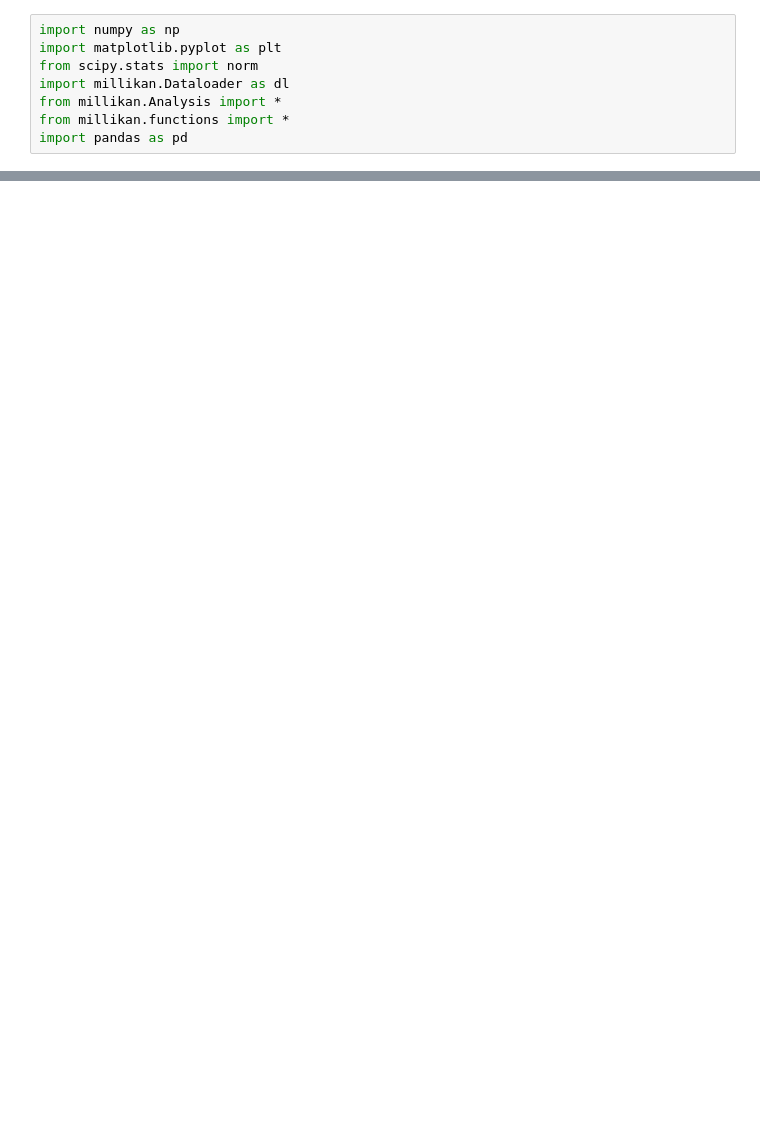
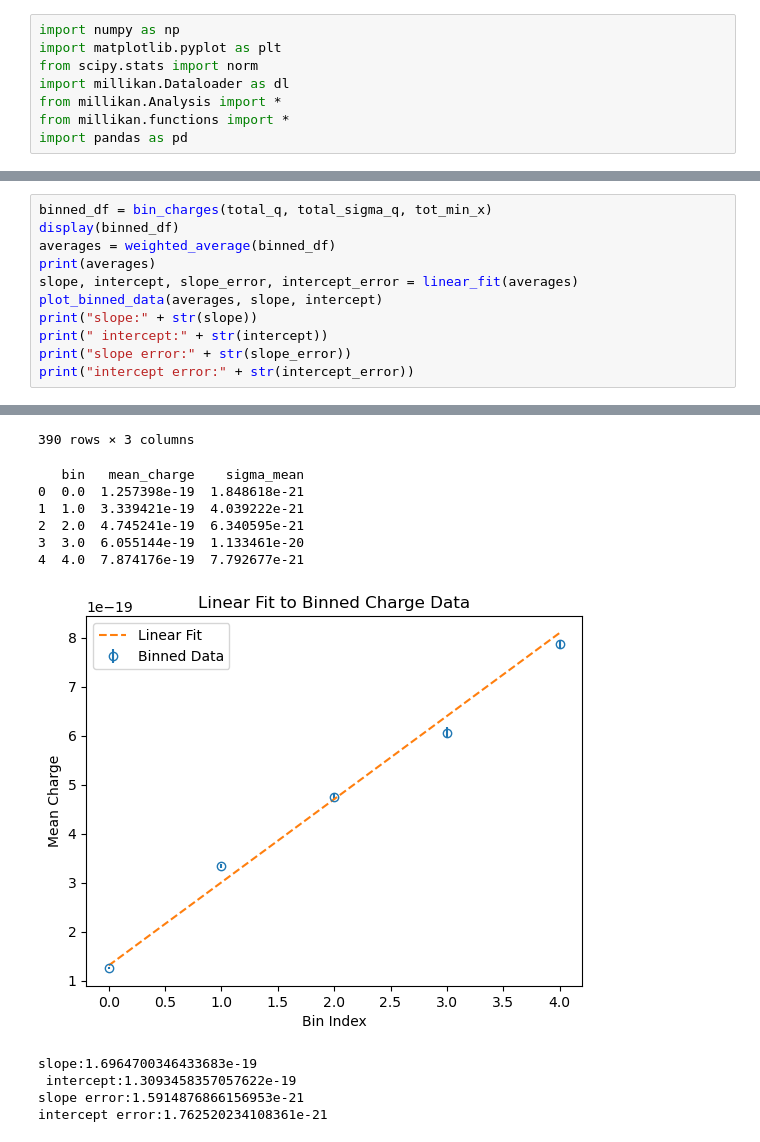
Before and after one commit to Steinburglar/advanced_exp, a Jupyter notebook: FAFO/TestLucas.ipynb, the cells around one changed output, grey strips where cells are left out. Saved outputs shown, nothing was run; the diff lists cells and outputs as text; blank space fills up the shorter version.

```diff
--- a/FAFO/TestLucas.ipynb
+++ b/FAFO/TestLucas.ipynb
@@ -79,0 +97,12 @@ Intercept: 1.407e-19 ± 2.126e-21
+# %%
+binned_df = bin_charges(total_q, total_sigma_q, tot_min_x)
+display(binned_df)
+averages = weighted_average(binned_df)
+print(averages)
+slope, intercept, slope_error, intercept_error = linear_fit(averages)
+plot_binned_data(averages, slope, intercept)
+print("slope:" + str(slope))
+print(" intercept:" + str(intercept))
+print("slope error:" + str(slope_error))
+print("intercept error:" + str(intercept_error))
+# %% [output]
@@ -79,0 +121,12 @@ Intercept: 1.407e-19 ± 2.126e-21
+390 rows × 3 columns
+   bin   mean_charge    sigma_mean
+0  0.0  1.257398e-19  1.848618e-21
+1  1.0  3.339421e-19  4.039222e-21
+2  2.0  4.745241e-19  6.340595e-21
+3  3.0  6.055144e-19  1.133461e-20
+4  4.0  7.874176e-19  7.792677e-21
+[figure, added]
+slope:1.6964700346433683e-19
+ intercept:1.3093458357057622e-19
+slope error:1.5914876866156953e-21
+intercept error:1.762520234108361e-21
```
Also changed, not shown: parts of 7 cells of this notebook, 2 other files.
